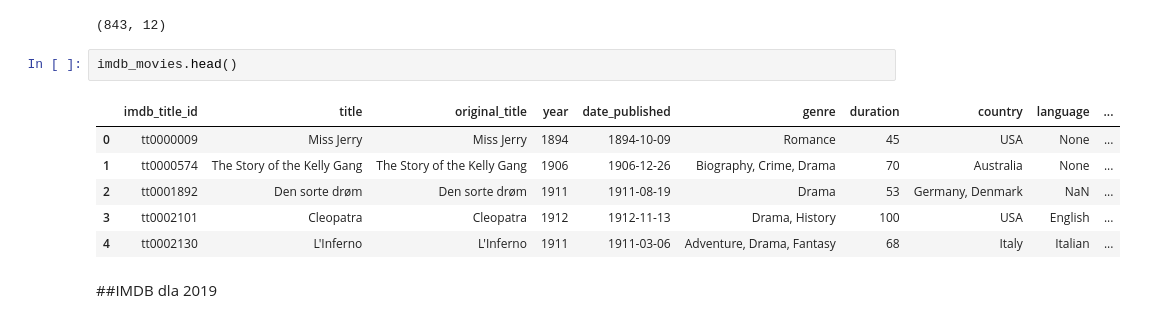
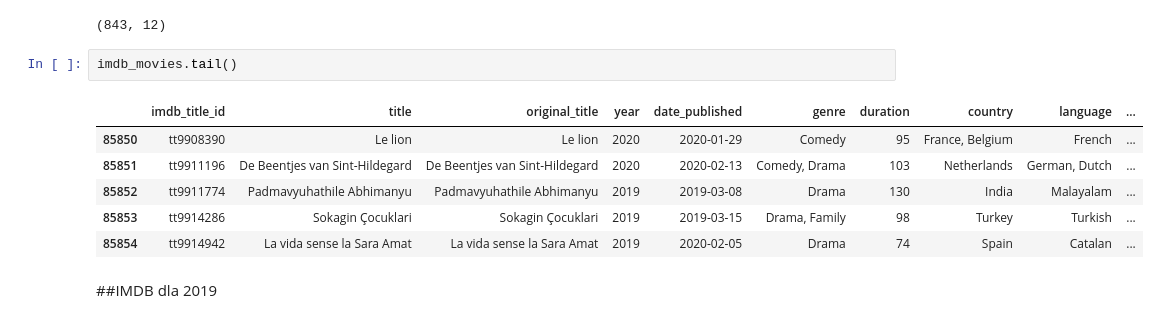
Before and after one commit to KatBotkowska/CodersCrew, a Jupyter notebook: Netflix_data.ipynb, the cells around one changed output. Drawn from its saved outputs; the diff is of its cells as text.

```diff
--- a/Netflix_data.ipynb
+++ b/Netflix_data.ipynb
@@ -146,14 +144,14 @@ netflix_2019.shape
 # %% [output]
 (843, 12)
 # %%
-imdb_movies.head()
+imdb_movies.tail()
 # %% [output]
 |  | imdb_title_id | title | original_title | year | date_published | genre | duration | country | language | ... |
-| 0 | tt0000009 | Miss Jerry | Miss Jerry | 1894 | 1894-10-09 | Romance | 45 | USA | None | ... |
-| 1 | tt0000574 | The Story of the Kelly Gang | The Story of the Kelly Gang | 1906 | 1906-12-26 | Biography, Crime, Drama | 70 | Australia | None | ... |
-| 2 | tt0001892 | Den sorte drøm | Den sorte drøm | 1911 | 1911-08-19 | Drama | 53 | Germany, Denmark | NaN | ... |
-| 3 | tt0002101 | Cleopatra | Cleopatra | 1912 | 1912-11-13 | Drama, History | 100 | USA | English | ... |
-| 4 | tt0002130 | L'Inferno | L'Inferno | 1911 | 1911-03-06 | Adventure, Drama, Fantasy | 68 | Italy | Italian | ... |
+| 85850 | tt9908390 | Le lion | Le lion | 2020 | 2020-01-29 | Comedy | 95 | France, Belgium | French | ... |
+| 85851 | tt9911196 | De Beentjes van Sint-Hildegard | De Beentjes van Sint-Hildegard | 2020 | 2020-02-13 | Comedy, Drama | 103 | Netherlands | German, Dutch | ... |
+| 85852 | tt9911774 | Padmavyuhathile Abhimanyu | Padmavyuhathile Abhimanyu | 2019 | 2019-03-08 | Drama | 130 | India | Malayalam | ... |
+| 85853 | tt9914286 | Sokagin Çocuklari | Sokagin Çocuklari | 2019 | 2019-03-15 | Drama, Family | 98 | Turkey | Turkish | ... |
+| 85854 | tt9914942 | La vida sense la Sara Amat | La vida sense la Sara Amat | 2019 | 2020-02-05 | Drama | 74 | Spain | Catalan | ... |
 # %% [markdown]
 ##IMDB dla 2019
 # %%
```
Also changed, not shown: parts of 23 cells of this notebook.
